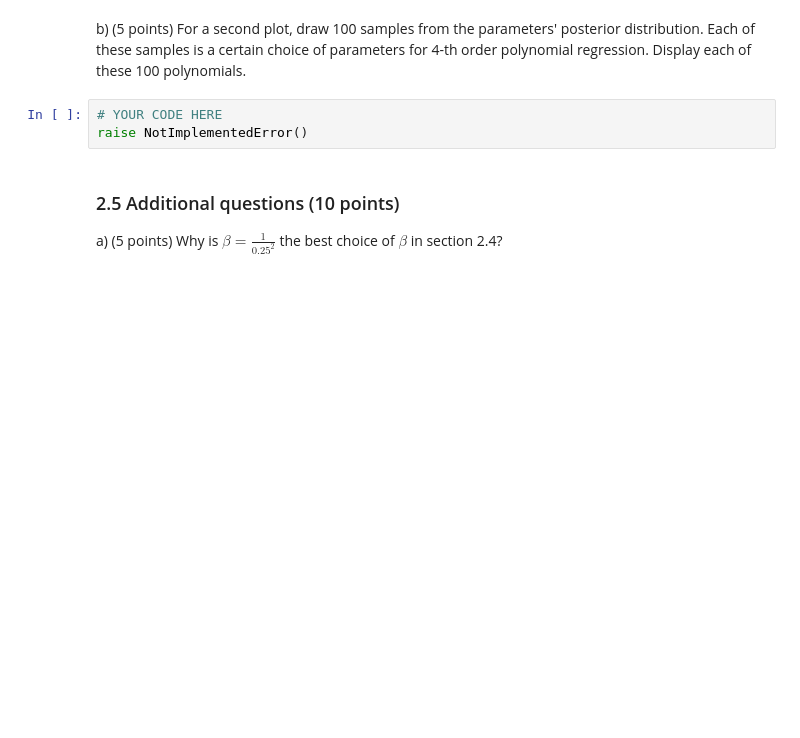
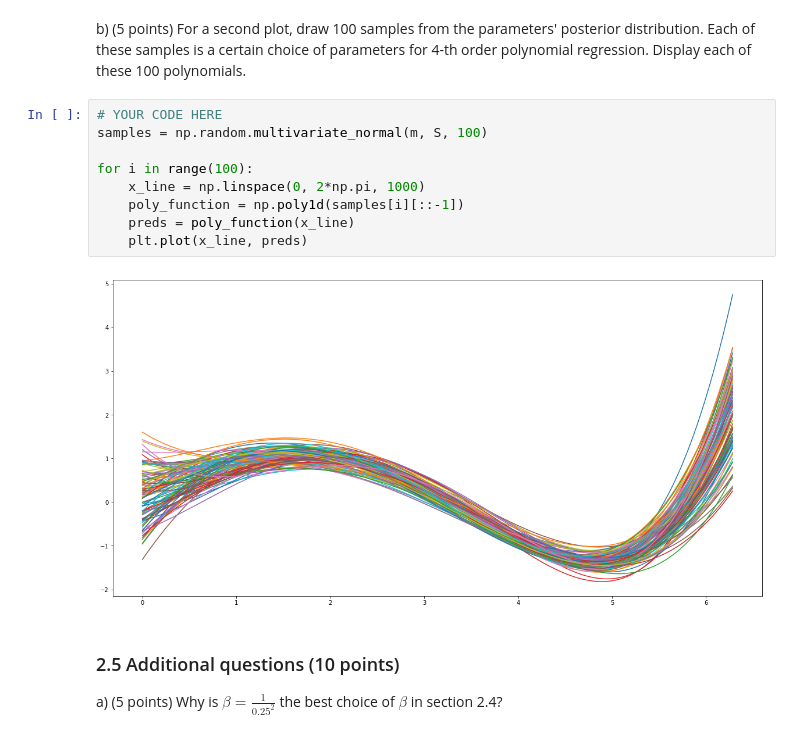
Before and after one commit to sheridavandenbent/ml1_labs, a Jupyter notebook: 10428461_12278327_lab1.ipynb, the cells around one changed output. Drawn from its saved outputs; the diff is of its cells as text; blank space fills up the shorter version.

```diff
--- a/10428461_12278327_lab1.ipynb
+++ b/10428461_12278327_lab1.ipynb
@@ -526,9 +526,17 @@ plt.scatter(x, t)
 # %% [markdown]
 b) (5 points) For a second plot, draw 100 samples from the parameters' posterior distribution. Each of these samples is a certain choice of parameters for 4-th order polynomial regression.
 Display each of these 100 polynomials.
-# %%
-# YOUR CODE HERE
-raise NotImplementedError()
+# %%
+# YOUR CODE HERE
+samples = np.random.multivariate_normal(m, S, 100)
+
+for i in range(100):
+    x_line = np.linspace(0, 2*np.pi, 1000)
+    poly_function = np.poly1d(samples[i][::-1])
+    preds = poly_function(x_line)
+    plt.plot(x_line, preds)
+# %% [output]
+[figure, added]
 # %% [markdown]
 ### 2.5 Additional questions (10 points)
 
```
